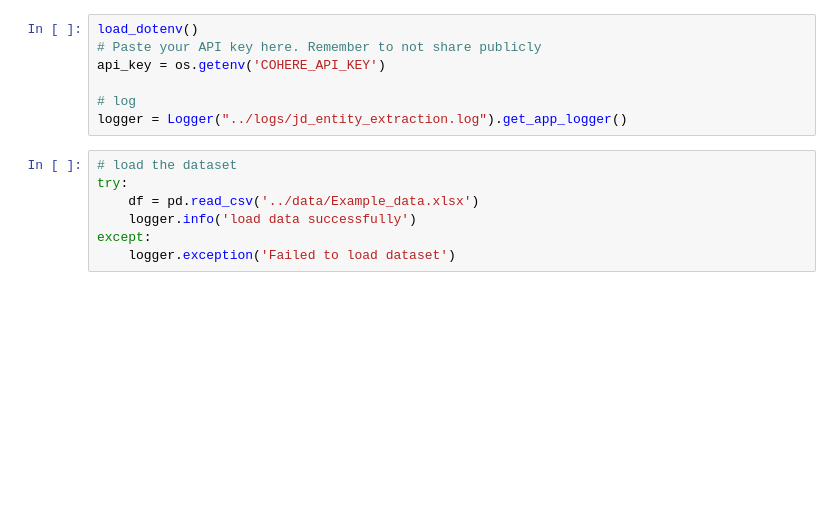
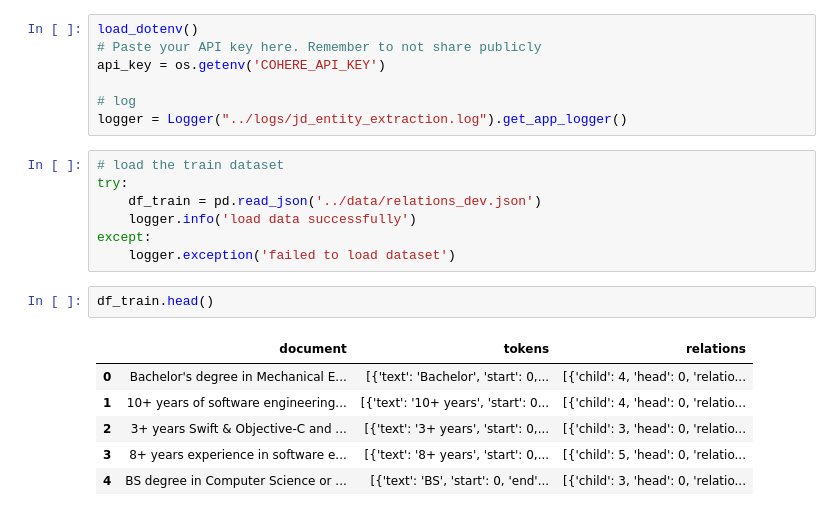
Before and after one commit to YohansSamuel/prompt_engineering, a Jupyter notebook: notebooks/job_description_entity_extraction.ipynb, the cells around one changed output. Saved outputs shown, nothing was run; the diff lists cells and outputs as text; blank space fills up the shorter version.

```diff
--- a/notebooks/job_description_entity_extraction.ipynb
+++ b/notebooks/job_description_entity_extraction.ipynb
@@ -23,9 +23,18 @@ api_key = os.getenv('COHERE_API_KEY')
 # log
 logger = Logger("../logs/jd_entity_extraction.log").get_app_logger()
 # %%
-# load the dataset
+# load the train dataset
 try:
-    df = pd.read_csv('../data/Example_data.xlsx')
+    df_train = pd.read_json('../data/relations_dev.json')
     logger.info('load data successfully')
 except:
-    logger.exception('Failed to load dataset')
+    logger.exception('failed to load dataset')
+# %%
+df_train.head()
+# %% [output]
+|  | document | tokens | relations |
+| 0 | Bachelor's degree in Mechanical E... | [{'text': 'Bachelor', 'start': 0,... | [{'child': 4, 'head': 0, 'relatio... |
+| 1 | 10+ years of software engineering... | [{'text': '10+ years', 'start': 0... | [{'child': 4, 'head': 0, 'relatio... |
+| 2 | 3+ years Swift & Objective-C and ... | [{'text': '3+ years', 'start': 0,... | [{'child': 3, 'head': 0, 'relatio... |
+| 3 | 8+ years experience in software e... | [{'text': '8+ years', 'start': 0,... | [{'child': 5, 'head': 0, 'relatio... |
+| 4 | BS degree in Computer Science or ... | [{'text': 'BS', 'start': 0, 'end'... | [{'child': 3, 'head': 0, 'relatio... |
```
Also changed, not shown: parts of 9 cells of this notebook.
